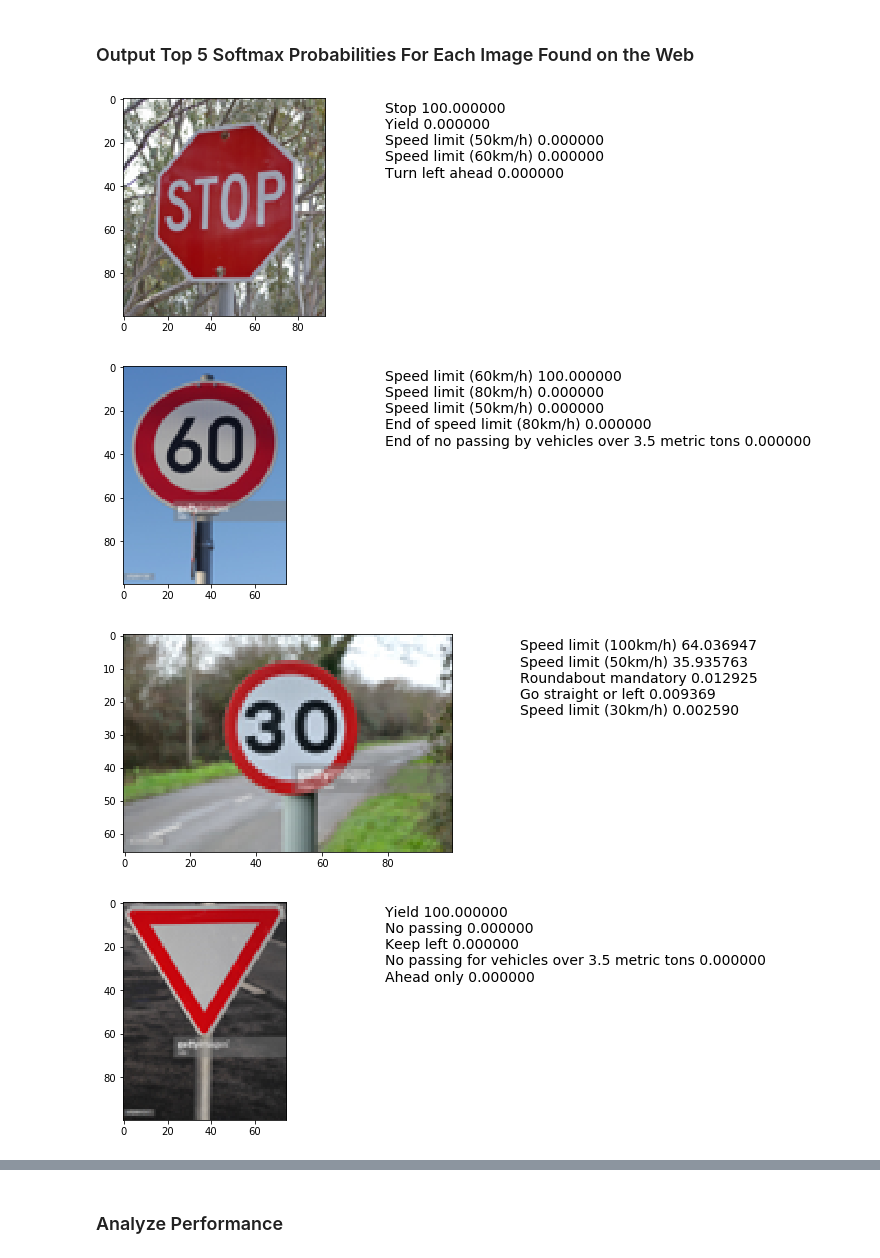
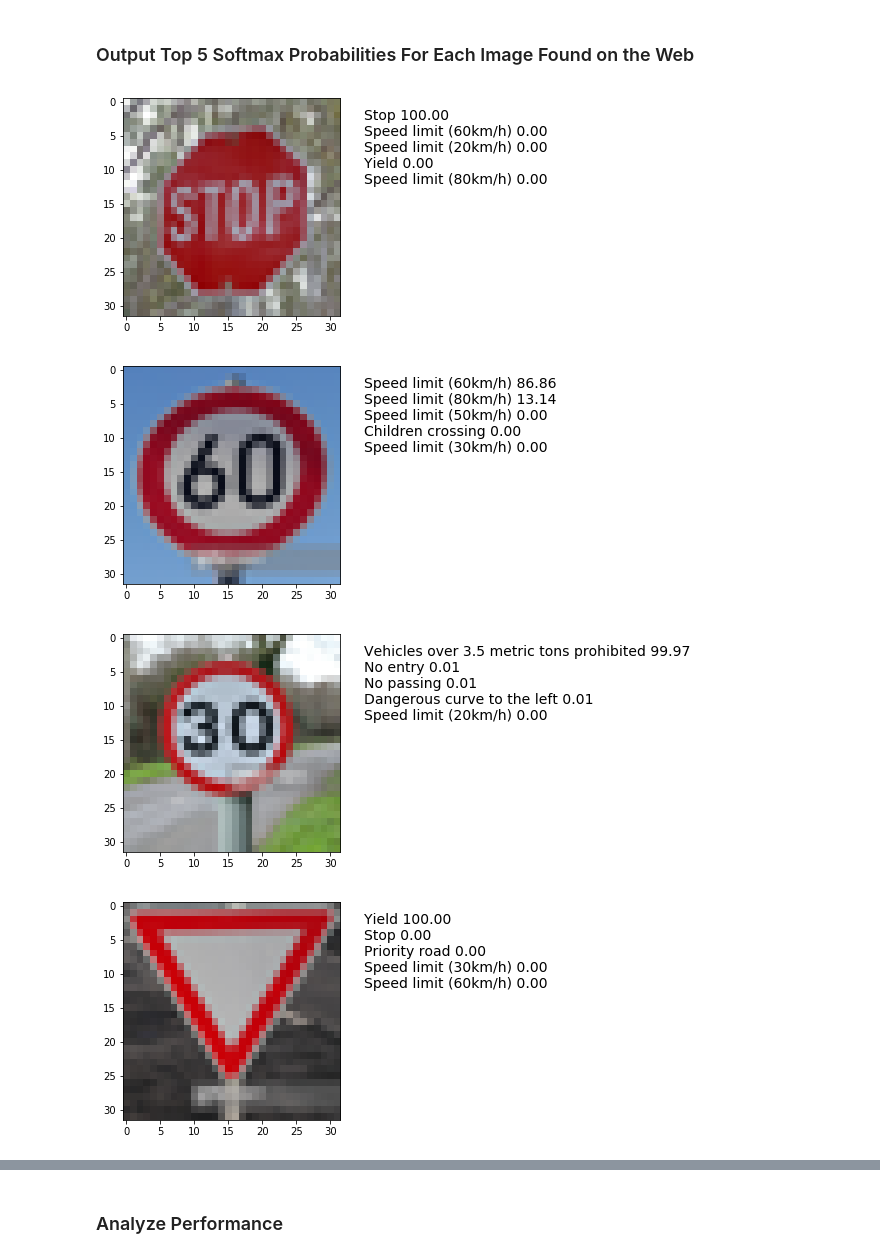
Before and after one commit to tarasovp/udacity, a Jupyter notebook: CarND-Traffic-Sign-Classifier-Project/Traffic_Sign_Classifier.ipynb, the cells around one changed output, grey strips where cells are left out. Cells and saved outputs as stored; diff of their text form; code cells hidden in the pictures.

```diff
--- a/CarND-Traffic-Sign-Classifier-Project/Traffic_Sign_Classifier.ipynb
+++ b/CarND-Traffic-Sign-Classifier-Project/Traffic_Sign_Classifier.ipynb
@@ -359,6 +375,7 @@ import tensorflow as tf
 
 x = tf.placeholder(tf.float32, (None, 32, 32, 3))
 y = tf.placeholder(tf.int32, (None))
+keep_prob = tf.placeholder(tf.float32)
 one_hot_y = tf.one_hot(y, 43)
 # %%
 rate = 0.001
@@ -379,7 +396,7 @@ def evaluate(X_data, y_data):
     sess = tf.get_default_session()
     for offset in range(0, num_examples, BATCH_SIZE):
         batch_x, batch_y = X_data[offset:offset+BATCH_SIZE], y_data[offset:offset+BATCH_SIZE]
-        accuracy = sess.run(accuracy_operation, feed_dict={x: batch_x, y: batch_y})
+        accuracy = sess.run(accuracy_operation, feed_dict={x: batch_x, y: batch_y, keep_prob:1})
         total_accuracy += (accuracy * len(batch_x))
     return total_accuracy / num_examples
 # %%
@@ -391,11 +408,12 @@ def evaluate(X_data, y_data):
 # %%
 from tqdm import tqdm_notebook
 # %%
-EPOCHS = 100
+EPOCHS = 50
 BATCH_SIZE = 128
 from sklearn.utils import shuffle
 import datetime
 valid_acc=np.zeros(EPOCHS, dtype=np.float)
+train_acc=np.zeros(EPOCHS, dtype=np.float)
 
 with tf.Session() as sess:
     sess.run(tf.global_variables_initializer())
@@ -408,12 +426,17 @@ with tf.Session() as sess:
         for offset in range(0, num_examples, BATCH_SIZE):
             end = offset + BATCH_SIZE
             batch_x, batch_y = X_train[offset:end], y_train[offset:end]
-            sess.run(training_operation, feed_dict={x: batch_x, y: batch_y})
+            sess.run(training_operation, feed_dict={x: batch_x, y: batch_y, keep_prob:0.5})
 
         validation_accuracy = evaluate(X_valid, y_valid)
+        training_accuracy=    evaluate(X_train, y_train)
+
         valid_acc[i]=validation_accuracy
+        train_acc[i]=training_accuracy
+
         print("EPOCH {} ...".format(i+1), datetime.datetime.now())
         print("Validation Accuracy = {:.3f}".format(validation_accuracy))
+        print("Training   Accuracy = {:.3f}".format(training_accuracy))
         print()
 
     saver.save(sess, './lenet')
@@ -525,29 +548,27 @@ preprocessed=np.array([preprocess_v2(a) for a in for_test])
 with tf.Session() as sess:
     saver.restore(sess, tf.train.latest_checkpoint('.'))
 
-    top_k = sess.run(tf.nn.top_k(tf.nn.softmax(logits),k=5), feed_dict={x: preprocessed})
+    top_k = sess.run(tf.nn.top_k(tf.nn.softmax(logits),k=5), feed_dict={x: preprocessed,keep_prob:1})
 # %% [markdown]
 ### Output Top 5 Softmax Probabilities For Each Image Found on the Web
 # %%
 for i in range(5):
-    image=Image.open('%d.jpg' %i)
-    image.thumbnail((100,100))
 
     inds=top_k.indices[i]
     text=''
     for ind,prob in zip (top_k.indices[i], top_k.values[i]):
-        text+='%s %f \n' % (signames.values[ind][1], prob*100)
+        text+='%s %.2f \n' % (signames.values[ind][1], prob*100)
 
     #f, (ax1, ax2) = plt.subplots(1, 2)
-    plt.text(120, 0.95, text,  fontsize=14,
+    plt.text(35, 0.95, text,  fontsize=14,
         verticalalignment='top')
-    plt.imshow(image)
+    plt.imshow(for_test[i])
 
 
     #plt.title('Image %d, width=%d, height=%d', (i, image.size[0],image.size[1]))
     plt.show()
 # %% [output]
-[figure, old version]
+[figure, new version]
-[figure, old version]
+[figure, new version]
-[figure, old version]
+[figure, new version]
-[figure, old version]
+[figure, new version]
```
Also changed, not shown: parts of 13 cells of this notebook.
